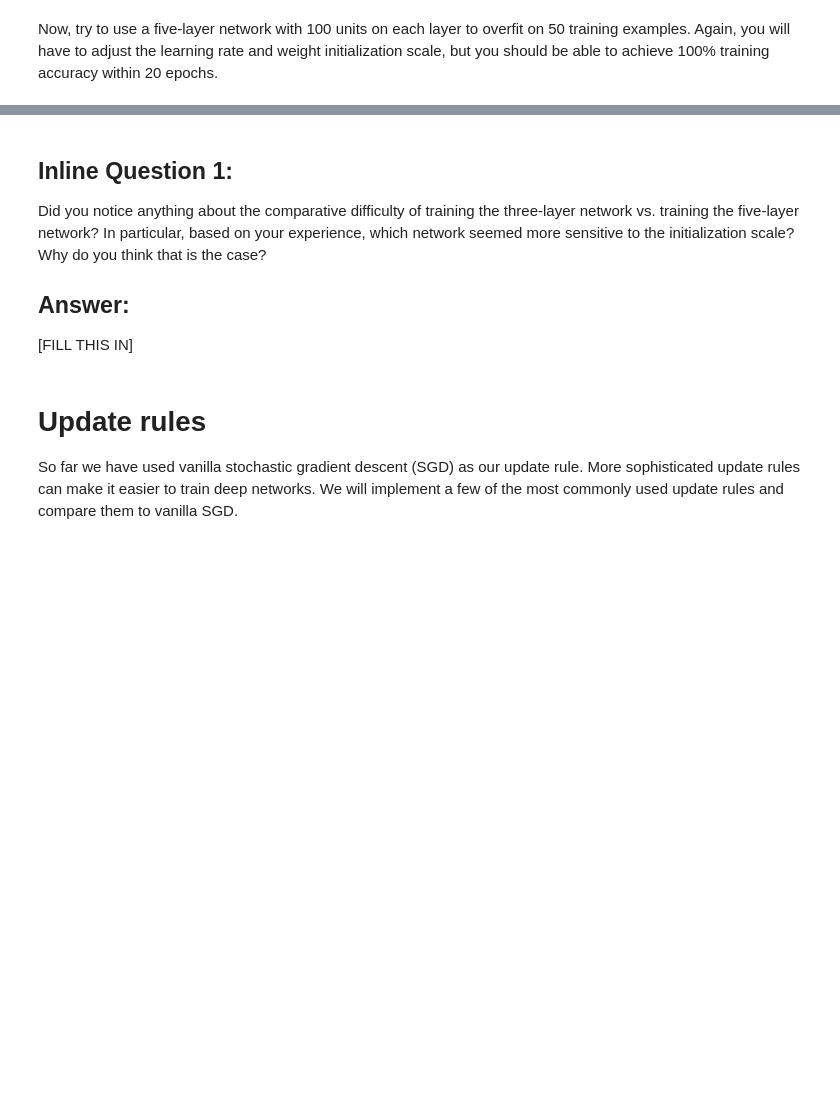
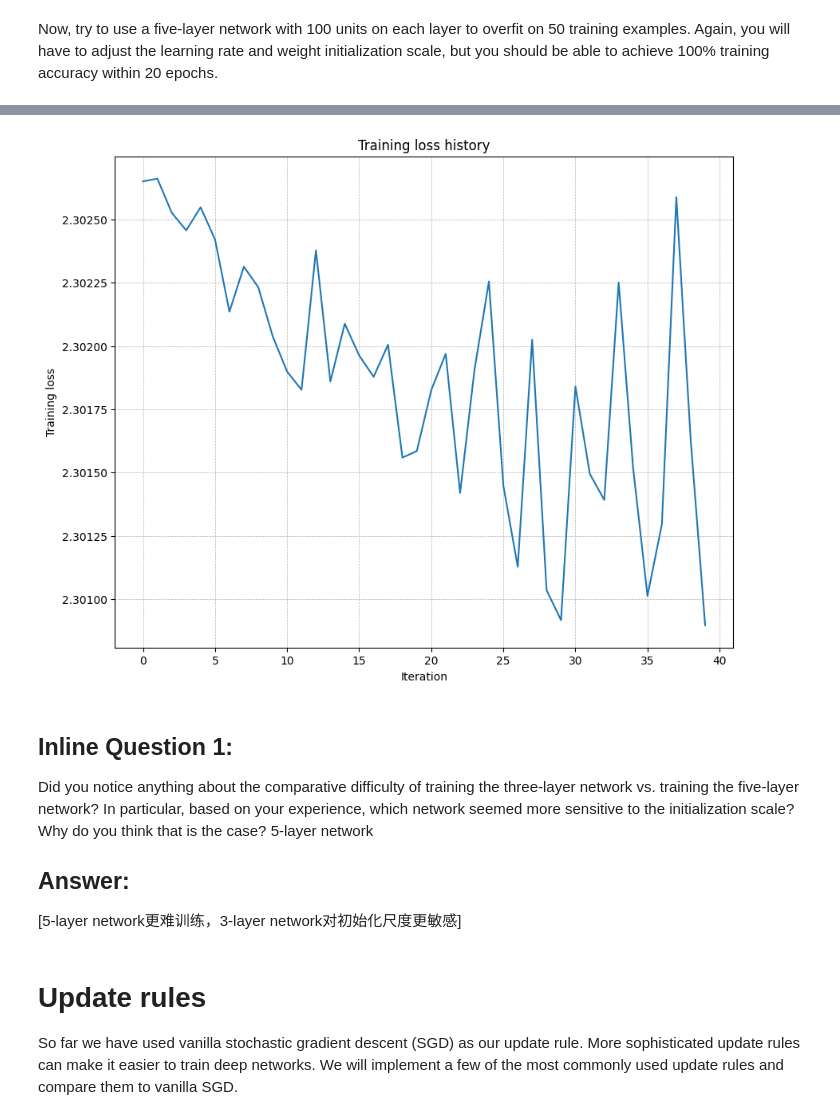
Before and after one commit to Scarlett-OHara/Homework, a Jupyter notebook: assignment1/FullyConnectedNets.ipynb, the cells around one changed output, grey strips where cells are left out. Drawn from its saved outputs; the diff is of its cells as text; code cells hidden in the pictures; blank space fills up the shorter version.

```diff
--- a/assignment1/FullyConnectedNets.ipynb
+++ b/assignment1/FullyConnectedNets.ipynb
@@ -139,7 +168,7 @@ small_data = {
 }
 
 learning_rate = 2e-3  # Experiment with this!
-weight_scale = 1e-5   # Experiment with this!
+weight_scale = 9e-3   # Experiment with this!
 
 
 model = FullyConnectedNet(
@@ -164,3 +193,4 @@ plt.xlabel('Iteration')
 plt.ylabel('Training loss')
 plt.grid(linestyle='--', linewidth=0.5)
 plt.show()
+# %% [output]
@@ -167,9 +214,10 @@ plt.show()
+[figure, added]
 # %% [markdown]
 ## Inline Question 1:
 Did you notice anything about the comparative difficulty of training the three-layer network vs. training the five-layer network? In particular, based on your experience, which network seemed more sensitive to the initialization scale? Why do you think that is the case?
-
+5-layer network
 ## Answer:
-[FILL THIS IN]
+[5-layer network更难训练，3-layer network对初始化尺度更敏感]
 # %% [markdown]
 # Update rules
 So far we have used vanilla stochastic gradient descent (SGD) as our update rule. More sophisticated update rules can make it easier to train deep networks. We will implement a few of the most commonly used update rules and compare them to vanilla SGD.
```
Also changed, not shown: parts of 8 cells of this notebook, 15 other files.
